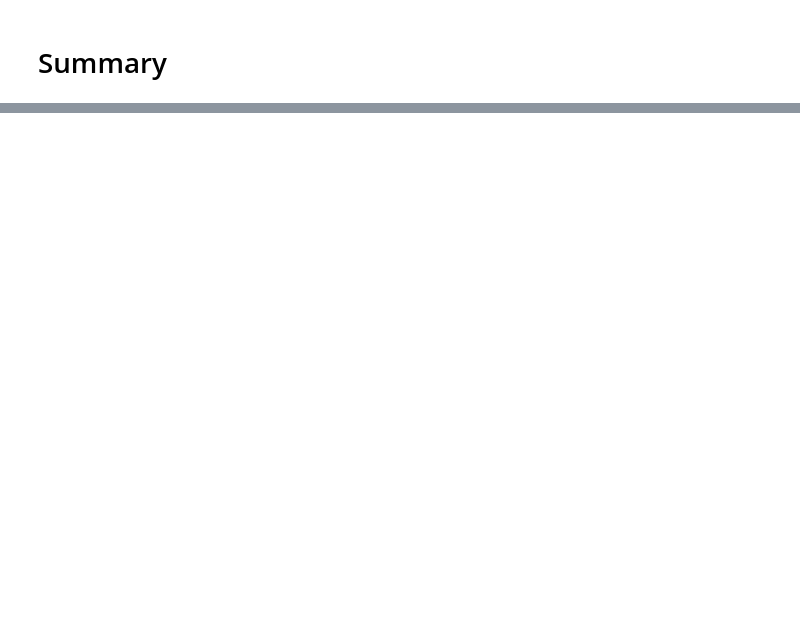
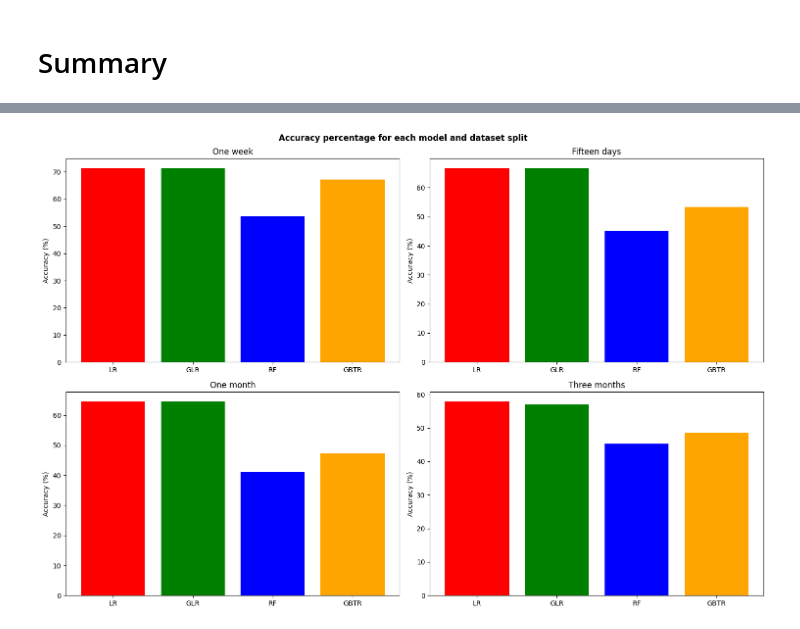
Before and after one commit to CorsiDanilo/bitcoin-price-prediction-with-pyspark, a Jupyter notebook: notebooks/6-final-scores.ipynb, the cells around one changed output, grey strips where cells are left out. Cells and saved outputs as stored; diff of their text form; code cells hidden in the pictures; blank space fills up the shorter version.

```diff
--- a/notebooks/6-final-scores.ipynb
+++ b/notebooks/6-final-scores.ipynb
@@ -699,2 +852,22 @@ adv_scatter_plot(test_accuracy, "Accuracy", "Model", "Dataset", "Accuracy for ea
+# %%
+fig, axs = plt.subplots(2, 2, figsize=(15, 10))
+axs = axs.flatten()
+
+for i, dataset in enumerate(datasets):
+    ax = axs[i]
+    data = merged_results_copy[merged_results_copy['Dataset'] == dataset]
+    for j, model in enumerate(models):
+        model_data = data[data['Model'] == model]
+        ax.bar(j, model_data['Accuracy'].values[0], color=colors[j])
+    ax.set_title(dataset)
+    ax.set_xticks(np.arange(len(models)))
+    ax.set_xticklabels(models, rotation=0)
+    ax.set_ylabel('Accuracy (%)')
+
+fig.suptitle('Accuracy percentage for each model and dataset split', weight='bold')
+plt.tight_layout()
+plt.show()
+# %% [output]
+[figure, added]
 # %%
 # Saving final test results
```
Also changed, not shown: parts of 50 cells of this notebook, 1 other file.
